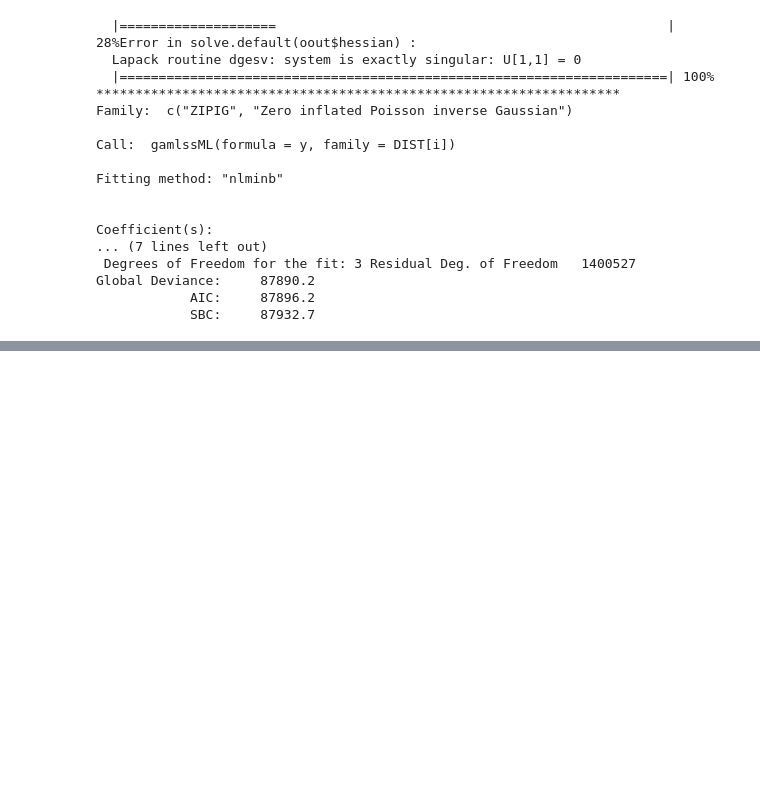
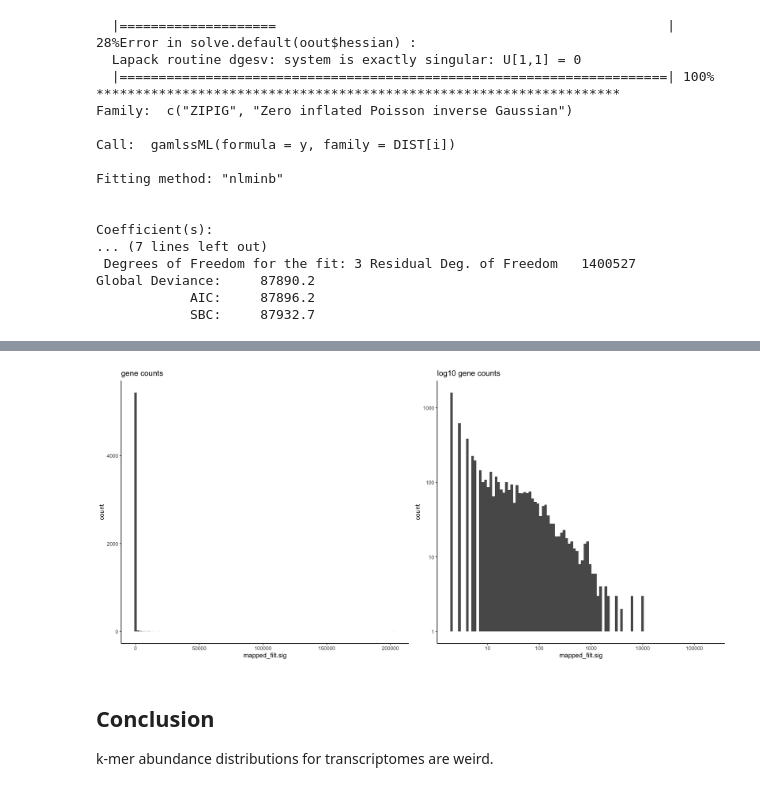
Before and after one commit to taylorreiter/2022-test-sketch-core-accessory-interactome, a Jupyter notebook: notebooks/20220322-compare-kmer-and-gene-count-dists.ipynb, the cells around one changed output, grey strips where cells are left out. Cells and saved outputs as stored; diff of their text form; code cells hidden in the pictures; blank space fills up the shorter version.

```diff
--- a/notebooks/20220322-compare-kmer-and-gene-count-dists.ipynb
+++ b/notebooks/20220322-compare-kmer-and-gene-count-dists.ipynb
@@ -287,0 +417,2 @@ Global Deviance:     87890.2
+# %%
+tmp <- read_csv("~/github/2022-microberna/sandbox/make_kmer_dist_mapped_reads/mapped_filt.csv", show_col_types = F)
@@ -287,0 +431,20 @@ Global Deviance:     87890.2
+# %%
+plt1 <- ggplot(tmp, aes(x = mapped_filt.sig)) +
+  geom_histogram(bins = 100) +
+  theme_classic()+
+  labs(title = "gene counts")
+
+plt2 <- ggplot(tmp, aes(x = mapped_filt.sig)) +
+  geom_histogram(bins = 100) +
+  theme_classic() +
+  scale_y_log10() +
+  scale_x_log10() +
+  labs(title = "log10 gene counts")
+
+ggarrange(plt1, plt2)
+# %% [output]
+[figure, added]
+# %% [markdown]
+## Conclusion
+
+k-mer abundance distributions for transcriptomes are weird.
```
Also changed, not shown: parts of 18 cells of this notebook.
